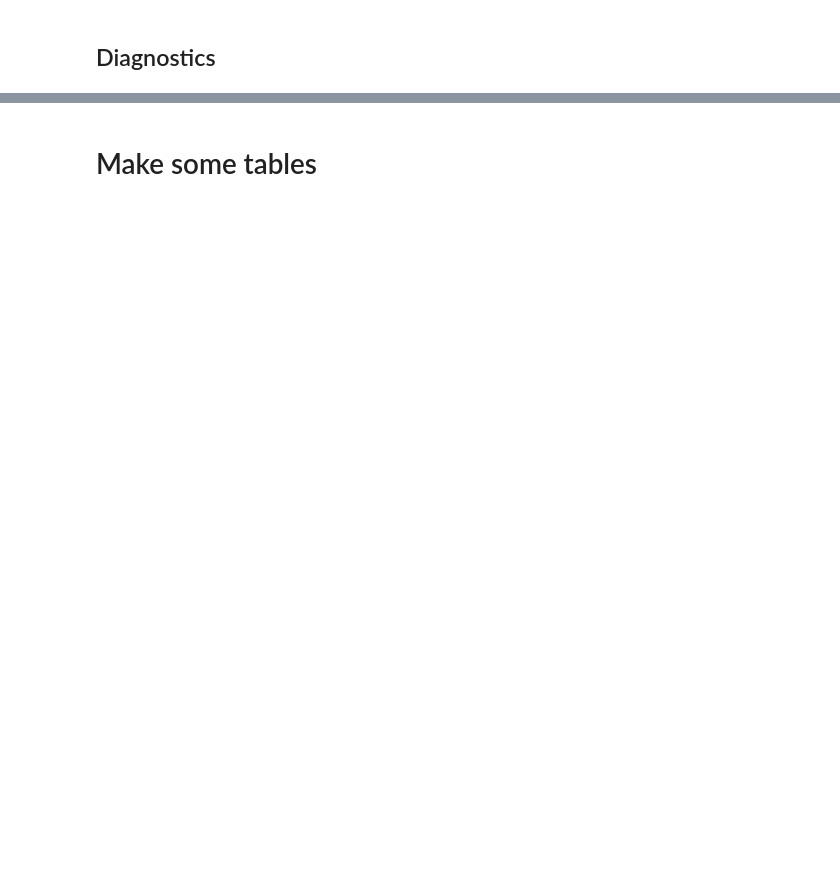
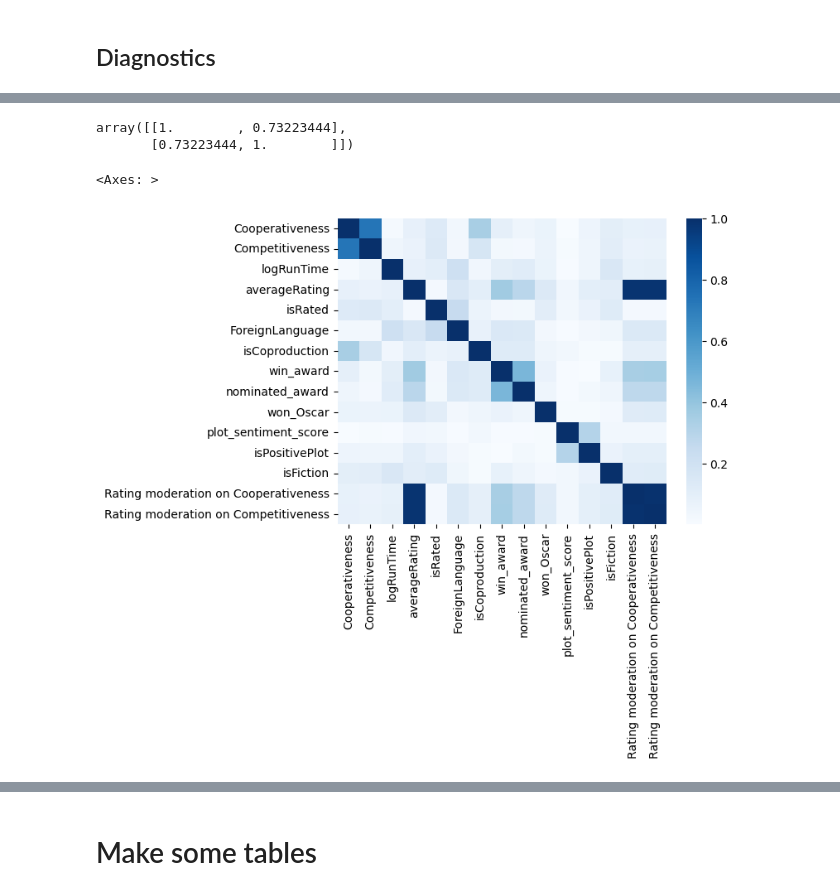
Before and after one commit to felbuch/movie_success_and_foreign_policy, a Jupyter notebook: 20-code/Multilevel Regression Models.ipynb, the cells around one changed output, grey strips where cells are left out. Cells and saved outputs as stored; diff of their text form; code cells hidden in the pictures; blank space fills up the shorter version.

```diff
--- a/20-code/Multilevel Regression Models.ipynb
+++ b/20-code/Multilevel Regression Models.ipynb
@@ -22,0 +32,4 @@ data.head()
+# %%
+main_variables = data[['Cooperativeness',
+                        'Competitiveness']]
+main_variables.head()
@@ -22,0 +43,14 @@ data.head()
+# %%
+main_covariates = data[['logRunTime',
+                        'averageRating',
+                        'isRated',
+                        'ForeignLanguage',
+                        'isCoproduction',
+                        'win_award',
+                        'nominated_award',
+                        'won_Oscar',
+                        'plot_sentiment_score',
+                        'isPositivePlot',
+                        'isFiction']].astype('float64')
+
+main_covariates.head()
@@ -22,0 +66,8 @@ data.head()
+# %%
+#Standardize averageRating in all models, so as to avoid VIF problems ahead
+main_covariates['averageRating'] = (main_covariates.averageRating - main_covariates.averageRating.mean())/main_covariates.averageRating.std()
+
+moderating_vars = pd.DataFrame({'Rating moderation on Cooperativeness': main_covariates['averageRating'] * main_variables['Cooperativeness'],
+                                'Rating moderation on Competitiveness': main_covariates['averageRating'] * main_variables['Competitiveness']})
+
+moderating_vars.head()
@@ -480,0 +249,9 @@ sns.regplot(x=y, y=yhat);
+# %%
+from statsmodels.stats.outliers_influence import variance_inflation_factor
+
+X = pd.concat([main_variables, main_covariates, moderating_vars], axis=1)
+
+vif = pd.DataFrame()
+vif['VIF'] = [variance_inflation_factor(X.values, i) for i in range(X.shape[1])]
+vif['variable'] = X.columns
+vif.sort_values('VIF', ascending=False)
@@ -481,3 +275,13 @@ sns.regplot(x=y, y=yhat);
+# %%
+corrcoef(data.Competitiveness, data.Cooperativeness)
+# %% [output]
+array([[1.        , 0.73223444],
+       [0.73223444, 1.        ]])
+# %%
+sns.heatmap(X.corr().abs(), cmap='Blues')
+# %% [output]
+<Axes: >
+[figure, added]
 # %%
 #Influente measures are defined only for OLS
 infl = model.get_influence().summary_frame()
```
Also changed, not shown: parts of 57 cells of this notebook.
